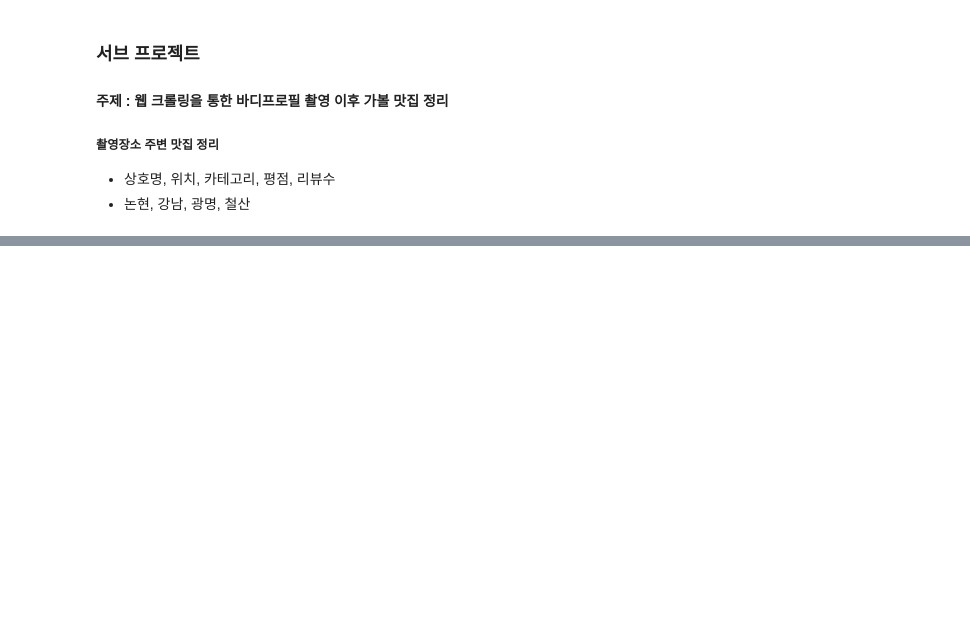
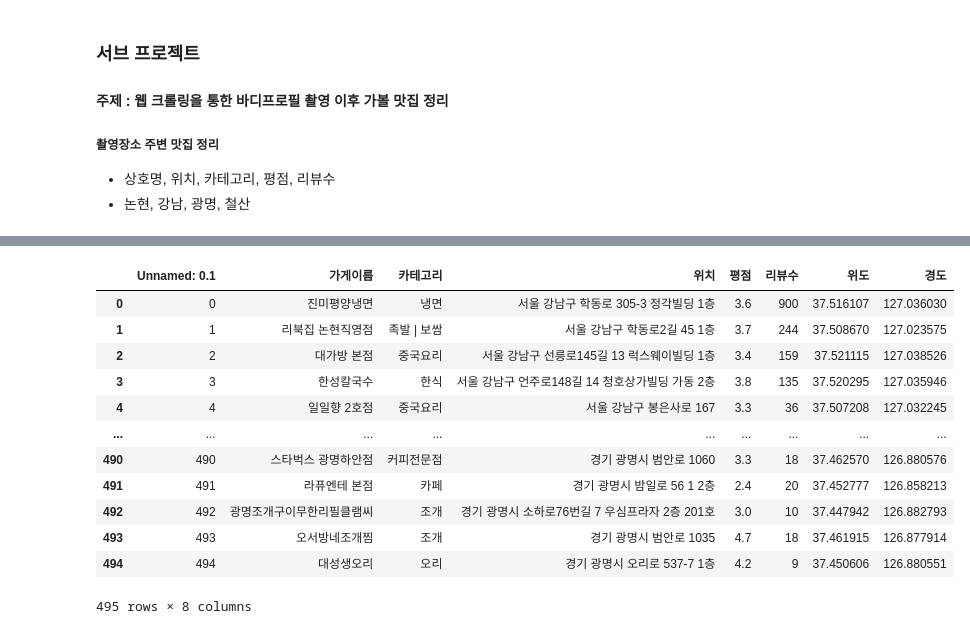
Before and after one commit to fanithon/Subproject-Restaurant-Crawling, a Jupyter notebook: 01.KAKAO_Restaurant-subproject.ipynb, the cells around one changed output, grey strips where cells are left out. Saved outputs shown, nothing was run; the diff lists cells and outputs as text; code cells hidden in the pictures; blank space fills up the shorter version.

```diff
--- a/01.KAKAO_Restaurant-subproject.ipynb
+++ b/01.KAKAO_Restaurant-subproject.ipynb
@@ -357,0 +548,18 @@ df[df['카테고리'] == '디저트카페'].sort_values('리뷰수',ascending=Fa
+# %%
+# 불필요한 행 삭제
+df.drop('Unnamed: 0', axis=1, inplace=True)
+df
+# %% [output]
+|  | Unnamed: 0.1 | 가게이름 | 카테고리 | 위치 | 평점 | 리뷰수 | 위도 | 경도 |
+| 0 | 0 | 진미평양냉면 | 냉면 | 서울 강남구 학동로 305-3 정각빌딩 1층 | 3.6 | 900 | 37.516107 | 127.036030 |
+| 1 | 1 | 리북집 논현직영점 | 족발 | 보쌈 | 서울 강남구 학동로2길 45 1층 | 3.7 | 244 | 37.508670 | 127.023575 |
+| 2 | 2 | 대가방 본점 | 중국요리 | 서울 강남구 선릉로145길 13 럭스웨이빌딩 1층 | 3.4 | 159 | 37.521115 | 127.038526 |
+| 3 | 3 | 한성칼국수 | 한식 | 서울 강남구 언주로148길 14 청호상가빌딩 가동 2층 | 3.8 | 135 | 37.520295 | 127.035946 |
+| 4 | 4 | 일일향 2호점 | 중국요리 | 서울 강남구 봉은사로 167 | 3.3 | 36 | 37.507208 | 127.032245 |
+| ... | ... | ... | ... | ... | ... | ... | ... | ... |
+| 490 | 490 | 스타벅스 광명하안점 | 커피전문점 | 경기 광명시 범안로 1060 | 3.3 | 18 | 37.462570 | 126.880576 |
+| 491 | 491 | 라퓨엔테 본점 | 카페 | 경기 광명시 밤일로 56 1 2층 | 2.4 | 20 | 37.452777 | 126.858213 |
+| 492 | 492 | 광명조개구이무한리필클램씨 | 조개 | 경기 광명시 소하로76번길 7 우심프라자 2층 201호 | 3.0 | 10 | 37.447942 | 126.882793 |
+| 493 | 493 | 오서방네조개찜 | 조개 | 경기 광명시 범안로 1035 | 4.7 | 18 | 37.461915 | 126.877914 |
+| 494 | 494 | 대성생오리 | 오리 | 경기 광명시 오리로 537-7 1층 | 4.2 | 9 | 37.450606 | 126.880551 |
+495 rows × 8 columns
```
Also changed, not shown: parts of 36 cells of this notebook, 2 other files.
